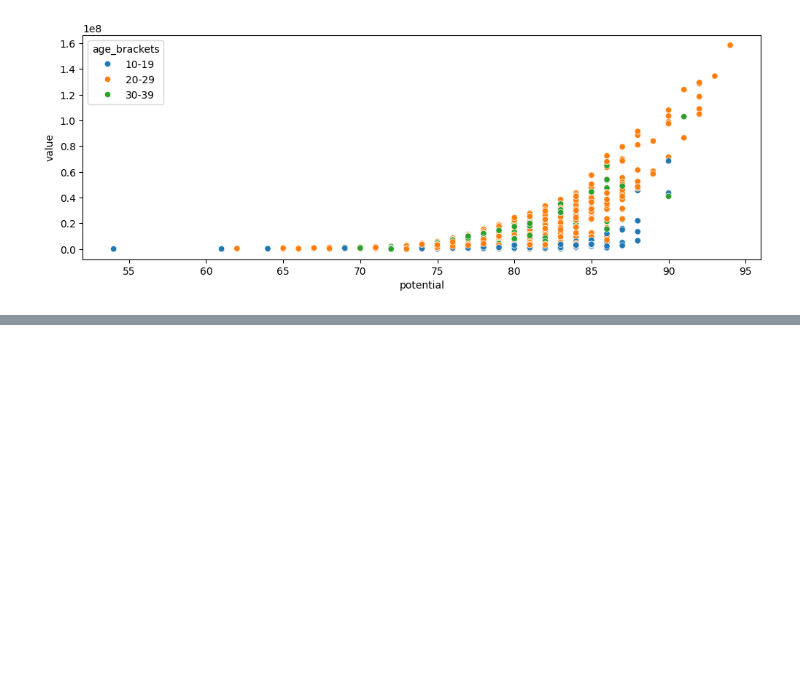
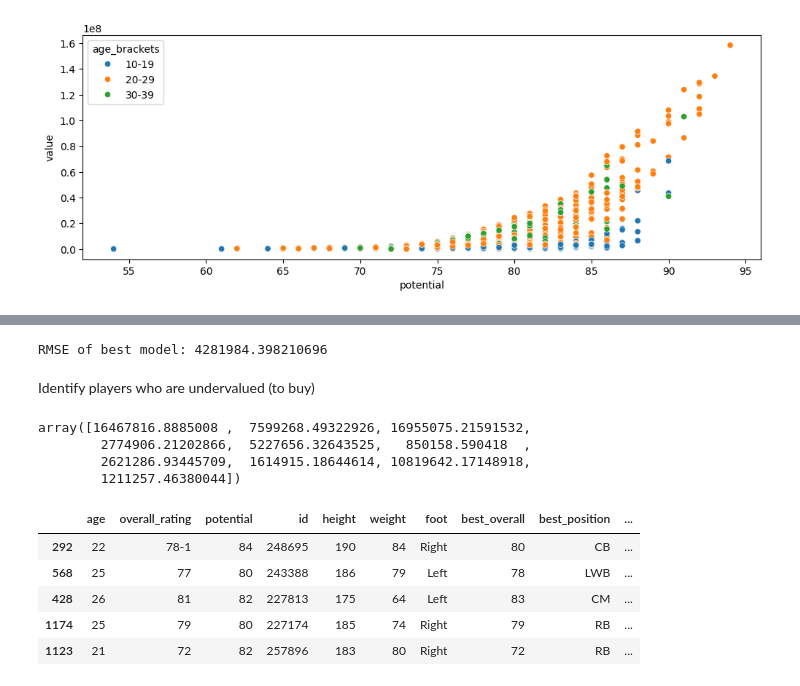
Before and after one commit to sasotomayorb/player-performance-prediction, a Jupyter notebook: main.ipynb, the cells around one changed output, grey strips where cells are left out. Saved outputs shown, nothing was run; the diff lists cells and outputs as text; code cells hidden in the pictures; blank space fills up the shorter version.

```diff
--- a/main.ipynb
+++ b/main.ipynb
@@ -300,0 +312,14 @@ sns.scatterplot(data=df_midfielders, x='potential', y='value', hue='age_brackets
+# %%
+features = ['best_overall', 'age', 'growth', 'total_attacking', 'total_skill', 'international_reputation', 'dribbling_reflexes', 'passing_kicking']
+label = 'value'
+# %%
+# scale features
+scaler = StandardScaler()
+
+X = df_midfielders[features]
+X = scaler.fit_transform(X)
+X = pd.DataFrame(X, columns=features)
+
+y = df_midfielders[label]
+# %%
+X_train, X_test, y_train, y_test = train_test_split(X, y, test_size=0.2, random_state=14)
@@ -300,0 +386,26 @@ sns.scatterplot(data=df_midfielders, x='potential', y='value', hue='age_brackets
+# %%
+y_pred_best = best_estimator.predict(X_test)
+rmse_best = np.sqrt(mean_squared_error(y_test, y_pred_best))
+
+print(f'RMSE of best model: {rmse_best}')
+# %% [output]
+RMSE of best model: 4281984.398210696
+# %% [markdown]
+Identify players who are undervalued (to buy)
+# %%
+y_pred_best[:10]
+# %% [output]
+array([16467816.8885008 ,  7599268.49322926, 16955075.21591532,
+        2774906.21202866,  5227656.32643525,   850158.590418  ,
+        2621286.93445709,  1614915.18644614, 10819642.17148918,
+        1211257.46380044])
+# %%
+data_for_prediction = df.loc[X_test.index]
+data_for_prediction.head()
+# %% [output]
+|  | age | overall_rating | potential | id | height | weight | foot | best_overall | best_position | ... |
+| 292 | 22 | 78-1 | 84 | 248695 | 190 | 84 | Right | 80 | CB | ... |
+| 568 | 25 | 77 | 80 | 243388 | 186 | 79 | Left | 78 | LWB | ... |
+| 428 | 26 | 81 | 82 | 227813 | 175 | 64 | Left | 83 | CM | ... |
+| 1174 | 25 | 79 | 80 | 227174 | 185 | 74 | Right | 79 | RB | ... |
+| 1123 | 21 | 72 | 82 | 257896 | 183 | 80 | Right | 72 | RB | ... |
```
Also changed, not shown: parts of 11 cells of this notebook.
